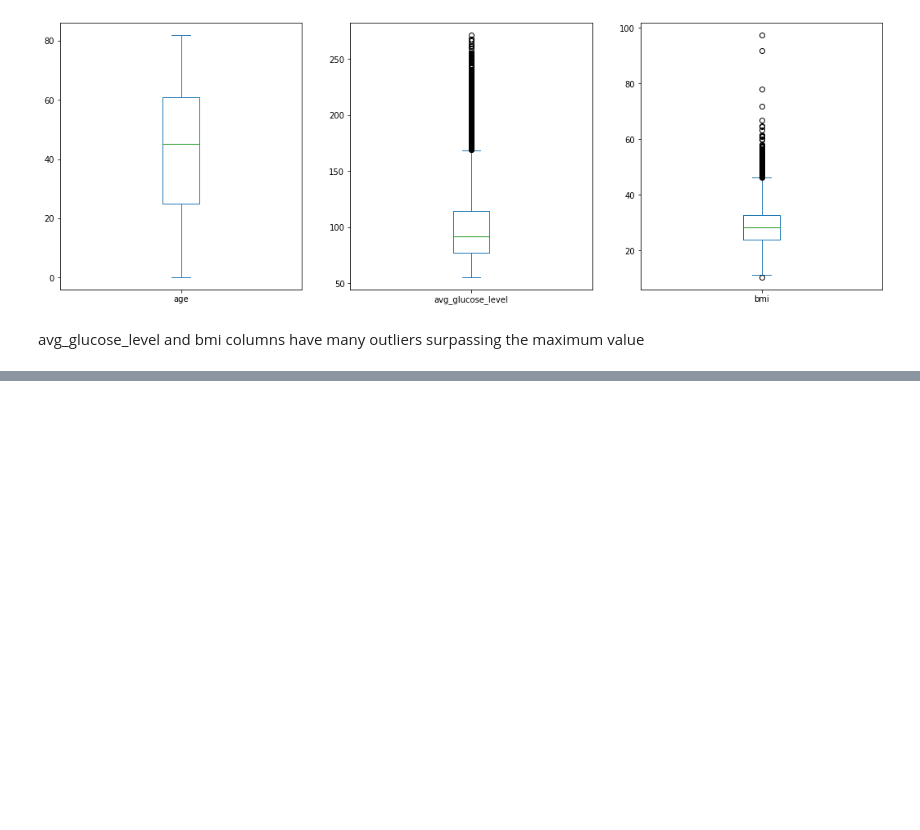
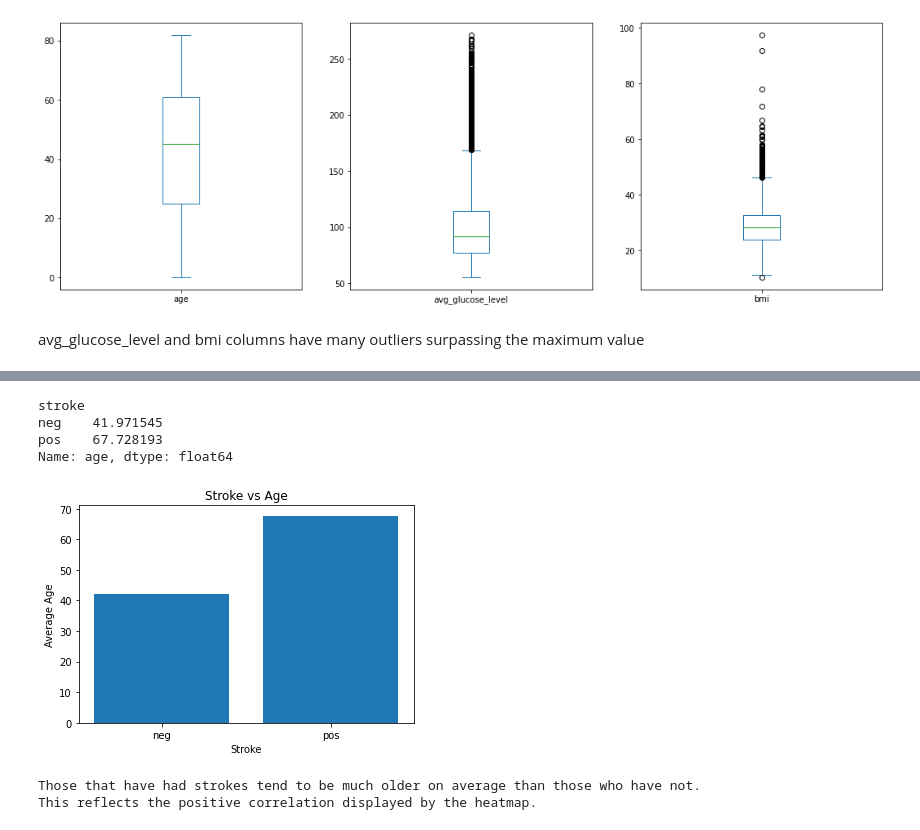
Before and after one commit to Gracey701/Stroke-Project, a Jupyter notebook: Project_2.ipynb, the cells around one changed output, grey strips where cells are left out. Drawn from its saved outputs; the diff is of its cells as text; code cells hidden in the pictures; blank space fills up the shorter version.

```diff
--- a/Project_2.ipynb
+++ b/Project_2.ipynb
@@ -263,0 +325,19 @@ avg_glucose_level and bmi columns have many outliers surpassing the maximum valu
+# %%
+avg_age = eda_stroke.groupby('stroke')['age'].mean()
+avg_age
+# %% [output]
+stroke
+neg    41.971545
+pos    67.728193
+Name: age, dtype: float64
+# %%
+plt.bar(avg_age.index, avg_age.values)
+plt.ylabel('Average Age')
+plt.xlabel('Stroke')
+plt.title('Stroke vs Age');
+plt.show()
+print('Those that have had strokes tend to be much older on average than those who have not. \nThis reflects the positive correlation displayed by the heatmap.')
+# %% [output]
+[figure, added]
+Those that have had strokes tend to be much older on average than those who have not.
+This reflects the positive correlation displayed by the heatmap.
```
Also changed, not shown: parts of 60 cells of this notebook.
